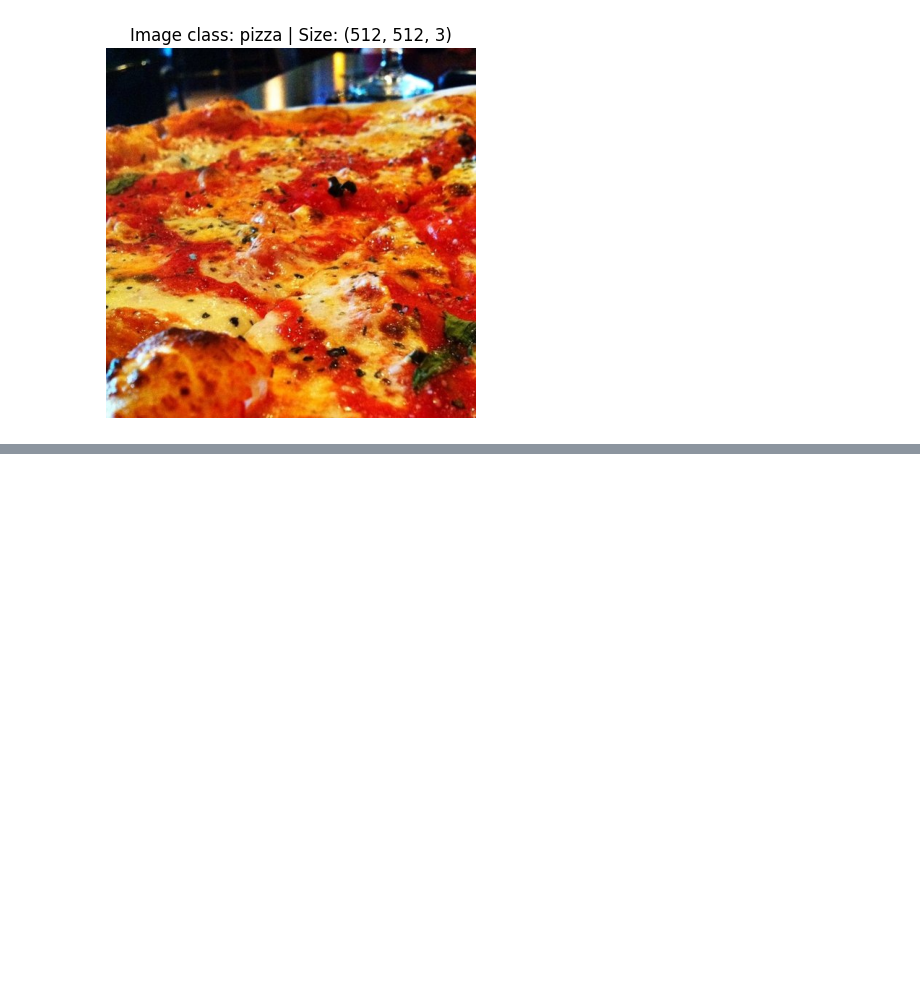
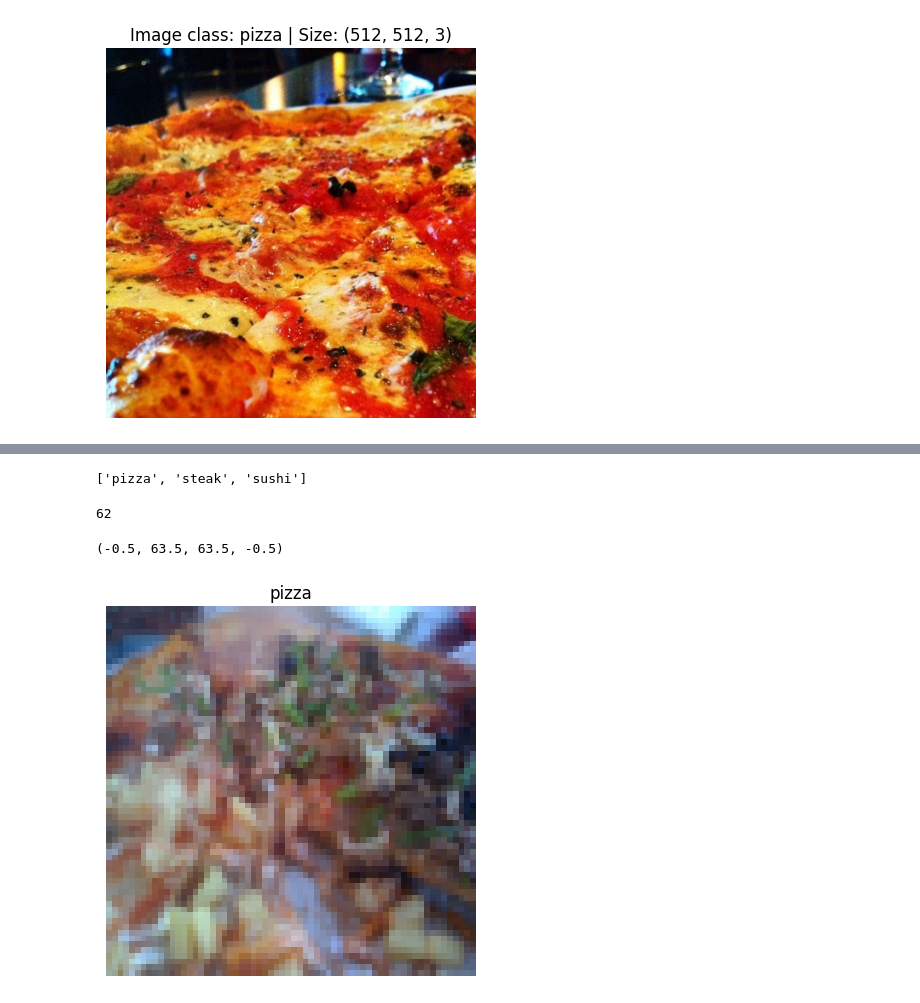
Before and after one commit to vishwasg217/Pytorch-tutorial, a Jupyter notebook: custom_datasets.ipynb, the cells around one changed output, grey strips where cells are left out. Cells and saved outputs as stored; diff of their text form; code cells hidden in the pictures; blank space fills up the shorter version.

Commit message:
train and test dataset

```diff
--- a/custom_datasets.ipynb
+++ b/custom_datasets.ipynb
@@ -115,0 +169,5 @@ plt.axis(False);
+# %%
+train_data = datasets.ImageFolder(root=train_dir, transform=data_transform)
+test_data = datasets.ImageFolder(root=test_dir, transform=data_transform)
+
+train_data, test_data
@@ -115,0 +193,24 @@ plt.axis(False);
+# %%
+class_names = train_data.classes
+class_names
+# %% [output]
+['pizza', 'steak', 'sushi']
+# %%
+torch.manual_seed(42)
+
+random_img_idx = random.sample(range(len(train_data)), k=1)[0]
+random_img_idx
+# %% [output]
+62
+# %%
+
+img, label = train_data[random_img_idx][0], train_data[random_img_idx][1]
+
+img_permute = img.permute(1,2,0)
+
+plt.imshow(img_permute)
+plt.title(class_names[label])
+plt.axis(False)
+# %% [output]
+(-0.5, 63.5, 63.5, -0.5)
+[figure, added]
```
Also changed, not shown: parts of 5 cells of this notebook.
